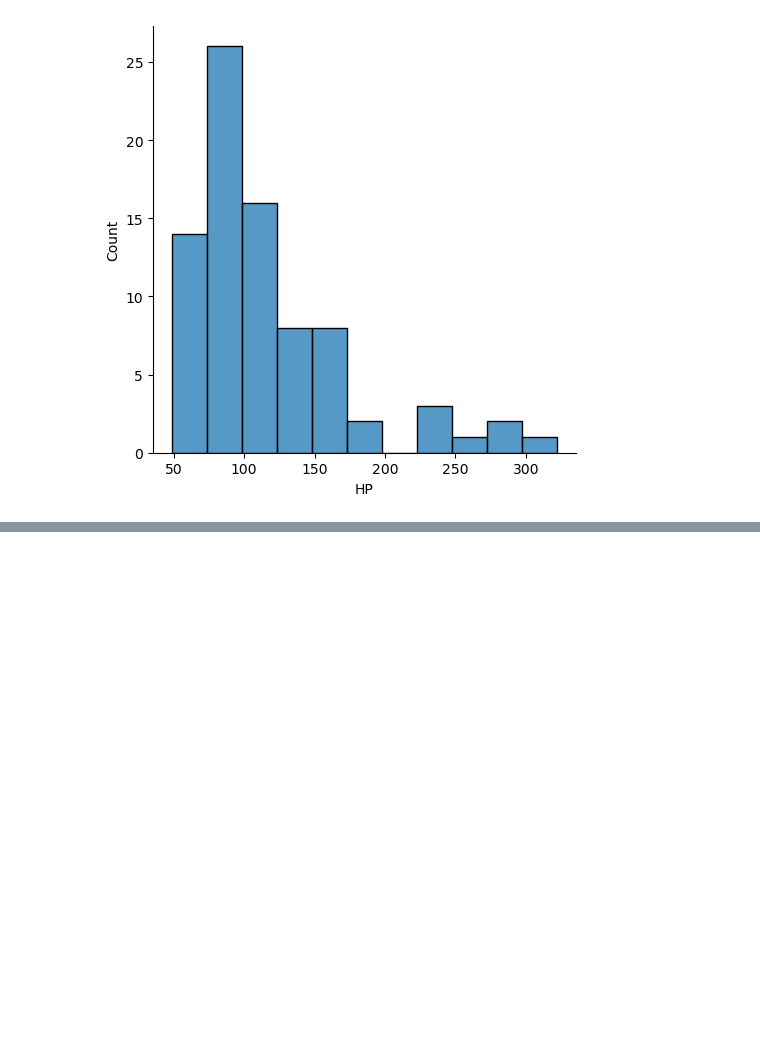
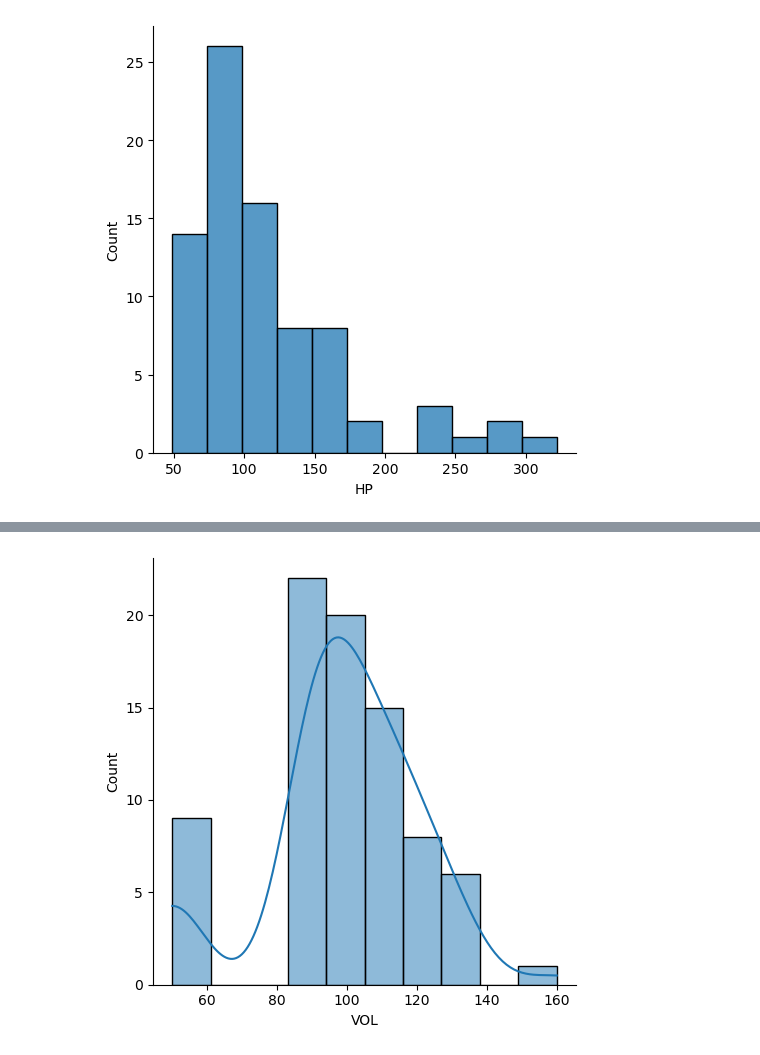
Before and after one commit to 2311cs020389/ml-with-flask-development, a Jupyter notebook: cars.ipynb, the cells around one changed output, grey strips where cells are left out. Saved outputs shown, nothing was run; the diff lists cells and outputs as text; code cells hidden in the pictures; blank space fills up the shorter version.

```diff
--- a/cars.ipynb
+++ b/cars.ipynb
@@ -72,0 +83,5 @@ sns.displot(cars["HP"])
+# %%
+sns.displot(cars["VOL"],kde=True)
+plt.show()
+# %% [output]
+[figure, added]
```
Also changed, not shown: parts of 16 cells of this notebook.
